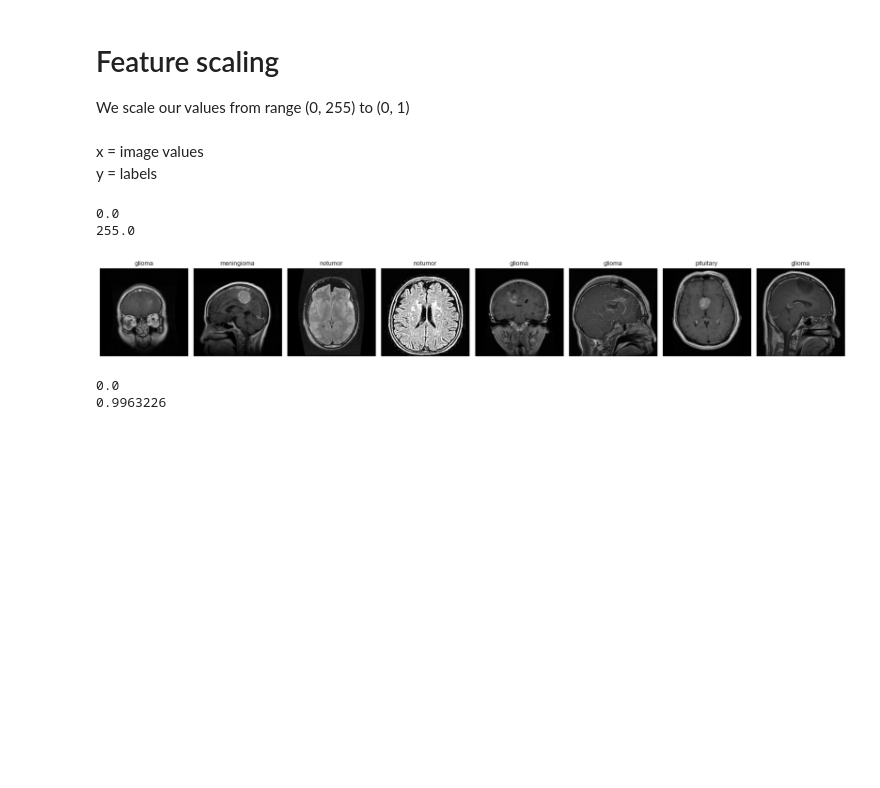
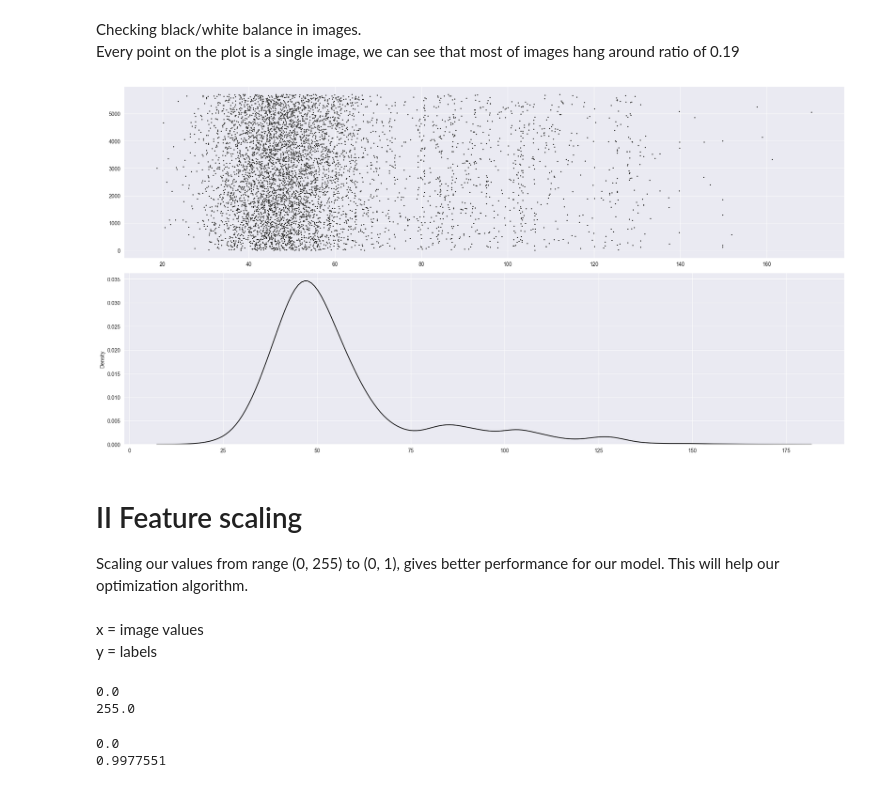
Before and after one commit to gracjan-p/brain-tumors, a Jupyter notebook: brain-tumors-analysis.ipynb, the cells around one changed output. Drawn from its saved outputs; the diff is of its cells as text; code cells hidden in the pictures; blank space fills up the shorter version.

```diff
--- a/brain-tumors-analysis.ipynb
+++ b/brain-tumors-analysis.ipynb
@@ -43,6 +85,25 @@ plt.show()
+# %% [markdown]
+Checking black/white balance in images.
+<br>
+Every point on the plot is a single image, we can see that most of images hang around ratio of 0.19
+# %%
+all_images = []
+for images, label in data:
+    all_images.append(images.numpy())
+
+all_images = np.concatenate(all_images, axis=0)
+# skipping value 0 because it's background and it will lower our average
+all_means = [x[x != 0].mean() for x in all_images]
+
+fig, axes = plt.subplots(nrows=2, ncols=1, figsize=(20, 10))
+sb.scatterplot(y=[x for x in range(len(all_means))], x=all_means, color='black', s=5, ax=axes[0])
+sb.kdeplot(x=all_means, color='black', ax=axes[1])
+plt.tight_layout()
+# %% [output]
+[figure, added]
 # %% [markdown]
-# Feature scaling
-We scale our values from range (0, 255) to (0, 1)
+# II Feature scaling
+Scaling our values from range (0, 255) to (0, 1), gives better performance for our model. This will help our optimization algorithm.
 <br><br>
 x = image values
 <br>
@@ -54,26 +115,16 @@ print(batch[0].min(), batch[0].max(), sep='\n')
 255.0
 # %%
 data = data.map(lambda x, y: (x/255, y))
-# %%
-data_iterator = data.as_numpy_iterator()
-batch = data_iterator.next()
-
-fig, axes = plt.subplots(nrows=1, ncols=8, figsize=(20, 10))
-for i, img in enumerate(batch[0][:8]):
-    class_name = class_names[batch[1][i]]
-    axes[i].imshow(img, cmap='gray')
-    axes[i].set_title(class_name)
-    axes[i].set_axis_off()
-
-plt.tight_layout()
-plt.show()
-# %% [output]
-[figure, removed]
 # %%
+# data = data.take(100)
+
+data_iterator = data.as_numpy_iterator()
+batch = data_iterator.next()
+
 min_value = data_iterator.next()[0].min()
 max_value = data_iterator.next()[0].max()
 
 print(min_value, max_value, sep='\n')
 # %% [output]
 0.0
-0.9963226
+0.9977551
```
Also changed, not shown: parts of 29 cells of this notebook.
